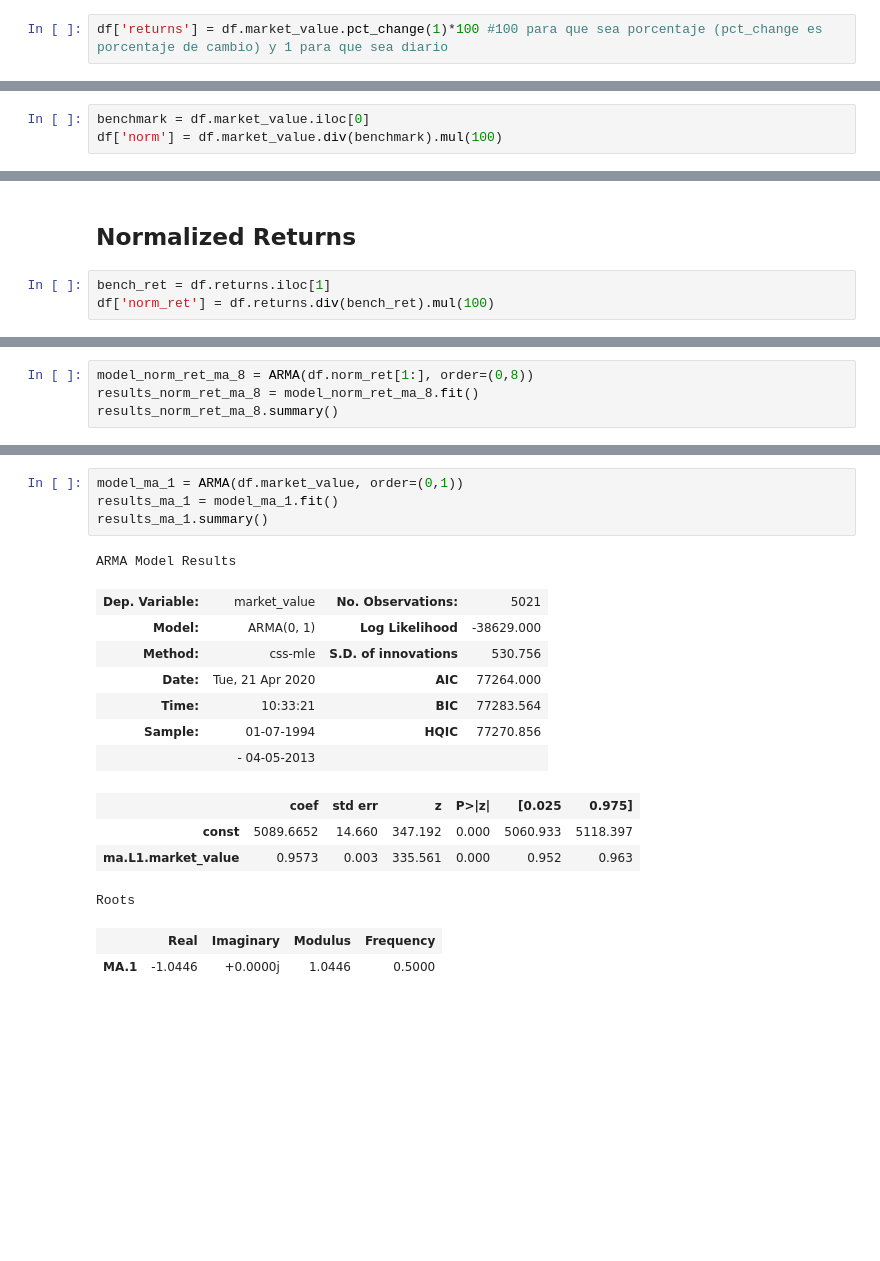
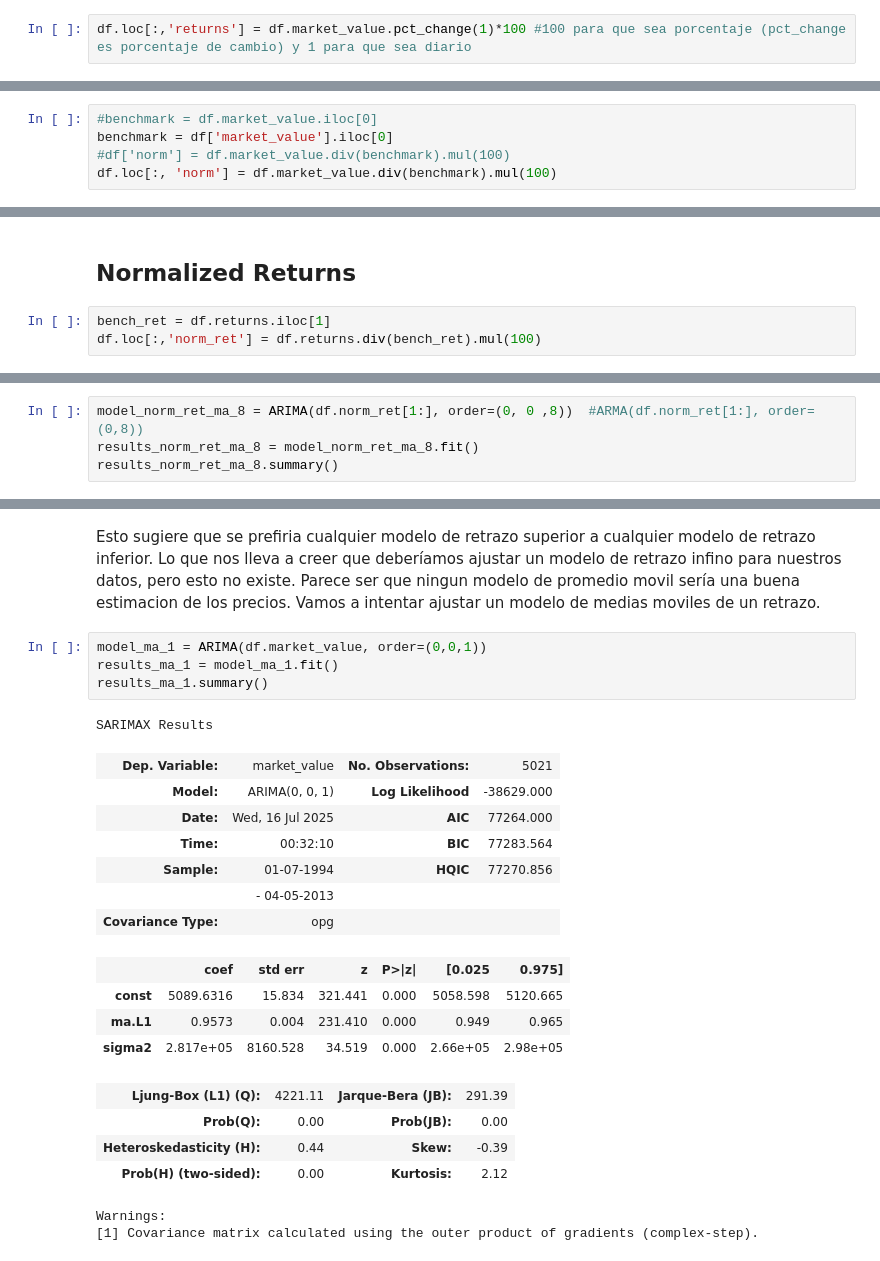
Before and after one commit to GDuranHenriquez/curso-series-temporales, a Jupyter notebook: 6. Modelos MA medias móviles/Python/8_Modelo_MA_Returns.ipynb, the cells around one changed output, grey strips where cells are left out. Drawn from its saved outputs; the diff is of its cells as text; blank space fills up the shorter version.

```diff
--- a/6. Modelos MA medias móviles/Python/8_Modelo_MA_Returns.ipynb
+++ b/6. Modelos MA medias móviles/Python/8_Modelo_MA_Returns.ipynb
@@ -60,7 +60,7 @@ Como podemos ver $-1.904155141883686$ es mayor que cualquiera de los valores cri
 # %% [markdown]
 Hacemos una transformación de los datos, una transformación que se suele hacer en datos de mercado es convertir los precios en datos de retorno. Los retornos es un porcentaje de cambio de los precios consecutivos.
 # %%
-df['returns'] = df.market_value.pct_change(1)*100 #100 para que sea porcentaje (pct_change es porcentaje de cambio) y 1 para que sea diario
+df.loc[:,'returns'] = df.market_value.pct_change(1)*100 #100 para que sea porcentaje (pct_change es porcentaje de cambio) y 1 para que sea diario
 # %%
 df.head()
 # %% [output]
@@ -447,8 +447,10 @@ plt.show()
 # %% [markdown]
 ## Normalized Prices
 # %%
-benchmark = df.market_value.iloc[0]
-df['norm'] = df.market_value.div(benchmark).mul(100)
+#benchmark = df.market_value.iloc[0]
+benchmark = df['market_value'].iloc[0]
+#df['norm'] = df.market_value.div(benchmark).mul(100)
+df.loc[:, 'norm'] = df.market_value.div(benchmark).mul(100)
 # %%
 df.head()
 # %% [output]
@@ -474,4 +478,4 @@ sts.adfuller(df['norm'])
 ## Normalized Returns
 # %%
 bench_ret = df.returns.iloc[1]
-df['norm_ret'] = df.returns.div(bench_ret).mul(100)
+df.loc[:,'norm_ret'] = df.returns.div(bench_ret).mul(100)
@@ -505,5 +517,5 @@ plt.show()
 # %%
-model_norm_ret_ma_8 = ARMA(df.norm_ret[1:], order=(0,8))
+model_norm_ret_ma_8 = ARIMA(df.norm_ret[1:], order=(0, 0 ,8))  #ARMA(df.norm_ret[1:], order=(0,8))
 results_norm_ret_ma_8 = model_norm_ret_ma_8.fit()
 results_norm_ret_ma_8.summary()
 # %% [output]
@@ -571,19 +590,25 @@ plt.show()
+# %% [markdown]
+Esto sugiere que se prefiria cualquier modelo de retrazo superior a cualquier modelo de retrazo inferior. Lo que nos lleva a creer que deberíamos ajustar un modelo de retrazo infino para nuestros datos, pero esto no existe. Parece ser que ningun modelo de promedio movil sería una buena estimacion de los precios. Vamos a intentar ajustar un modelo de medias moviles de un retrazo.
 # %%
-model_ma_1 = ARMA(df.market_value, order=(0,1))
+model_ma_1 = ARIMA(df.market_value, order=(0,0,1))
 results_ma_1 = model_ma_1.fit()
 results_ma_1.summary()
 # %% [output]
-ARMA Model Results
+SARIMAX Results
 | Dep. Variable: | market_value | No. Observations: | 5021 |
-| Model: | ARMA(0, 1) | Log Likelihood | -38629.000 |
-| Method: | css-mle | S.D. of innovations | 530.756 |
-| Date: | Tue, 21 Apr 2020 | AIC | 77264.000 |
-| Time: | 10:33:21 | BIC | 77283.564 |
+| Model: | ARIMA(0, 0, 1) | Log Likelihood | -38629.000 |
+| Date: | Wed, 16 Jul 2025 | AIC | 77264.000 |
+| Time: | 00:32:10 | BIC | 77283.564 |
 | Sample: | 01-07-1994 | HQIC | 77270.856 |
 |  | - 04-05-2013 |  |  |
+| Covariance Type: | opg |  |  |
 |  | coef | std err | z | P>|z| | [0.025 | 0.975] |
-| const | 5089.6652 | 14.660 | 347.192 | 0.000 | 5060.933 | 5118.397 |
-| ma.L1.market_value | 0.9573 | 0.003 | 335.561 | 0.000 | 0.952 | 0.963 |
+| const | 5089.6316 | 15.834 | 321.441 | 0.000 | 5058.598 | 5120.665 |
+| ma.L1 | 0.9573 | 0.004 | 231.410 | 0.000 | 0.949 | 0.965 |
+| sigma2 | 2.817e+05 | 8160.528 | 34.519 | 0.000 | 2.66e+05 | 2.98e+05 |
+| Ljung-Box (L1) (Q): | 4221.11 | Jarque-Bera (JB): | 291.39 |
+| Prob(Q): | 0.00 | Prob(JB): | 0.00 |
+| Heteroskedasticity (H): | 0.44 | Skew: | -0.39 |
+| Prob(H) (two-sided): | 0.00 | Kurtosis: | 2.12 |
-Roots
+Warnings:
+[1] Covariance matrix calculated using the outer product of gradients (complex-step).
-|  | Real | Imaginary | Modulus | Frequency |
-| MA.1 | -1.0446 | +0.0000j | 1.0446 | 0.5000 |
```
Also changed, not shown: parts of 19 cells of this notebook, 8 other files.
